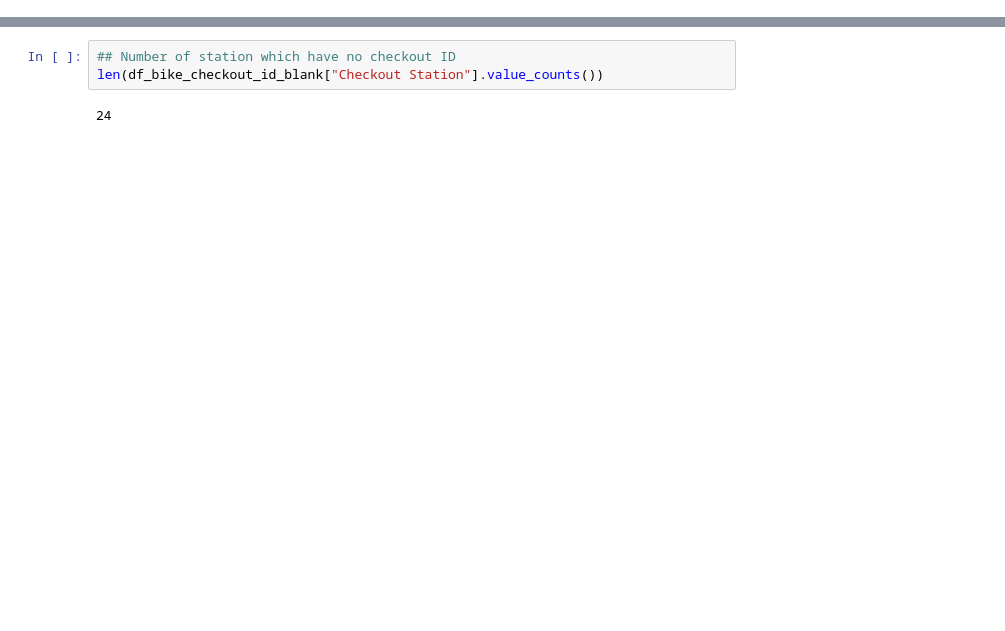
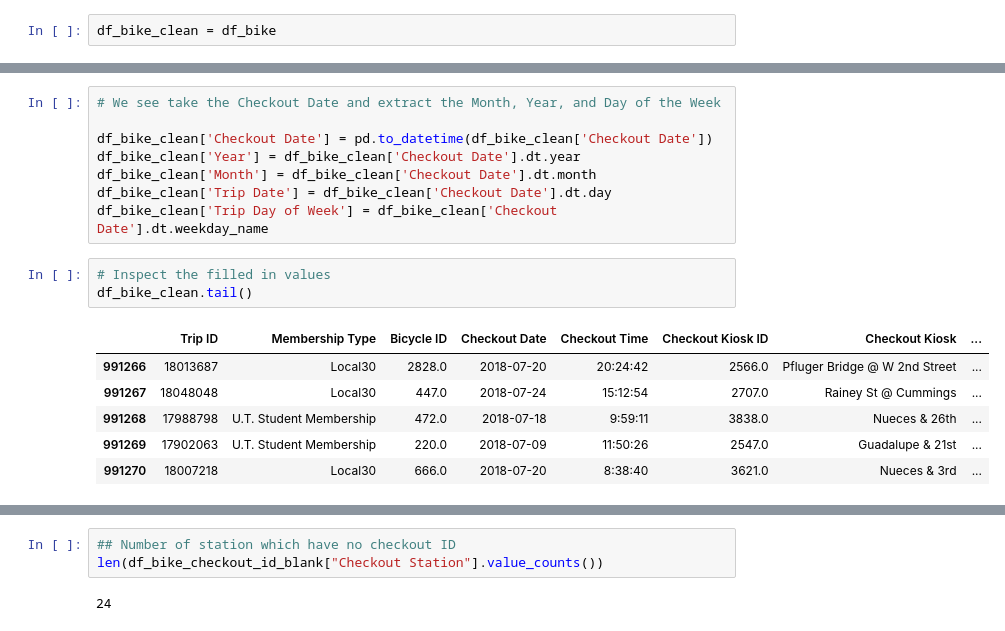
Before and after one commit to ananyay/Pedal_through_Austin, a Jupyter notebook: Data_Cleaning_Exploration_tinku.ipynb, the cells around one changed output, grey strips where cells are left out. Saved outputs shown, nothing was run; the diff lists cells and outputs as text; blank space fills up the shorter version.

```diff
--- a/Data_Cleaning_Exploration_tinku.ipynb
+++ b/Data_Cleaning_Exploration_tinku.ipynb
@@ -126,0 +120,2 @@ number_df_bike_checkout_id_blank
+# %%
+df_bike_clean = df_bike
@@ -126,0 +139,18 @@ number_df_bike_checkout_id_blank
+# %%
+# We see take the Checkout Date and extract the Month, Year, and Day of the Week
+
+df_bike_clean['Checkout Date'] = pd.to_datetime(df_bike_clean['Checkout Date'])
+df_bike_clean['Year'] = df_bike_clean['Checkout Date'].dt.year
+df_bike_clean['Month'] = df_bike_clean['Checkout Date'].dt.month
+df_bike_clean['Trip Date'] = df_bike_clean['Checkout Date'].dt.day
+df_bike_clean['Trip Day of Week'] = df_bike_clean['Checkout Date'].dt.weekday_name
+# %%
+# Inspect the filled in values
+df_bike_clean.tail()
+# %% [output]
+|  | Trip ID | Membership Type | Bicycle ID | Checkout Date | Checkout Time | Checkout Kiosk ID | Checkout Kiosk | ... |
+| 991266 | 18013687 | Local30 | 2828.0 | 2018-07-20 | 20:24:42 | 2566.0 | Pfluger Bridge @ W 2nd Street | ... |
+| 991267 | 18048048 | Local30 | 447.0 | 2018-07-24 | 15:12:54 | 2707.0 | Rainey St @ Cummings | ... |
+| 991268 | 17988798 | U.T. Student Membership | 472.0 | 2018-07-18 | 9:59:11 | 3838.0 | Nueces & 26th | ... |
+| 991269 | 17902063 | U.T. Student Membership | 220.0 | 2018-07-09 | 11:50:26 | 2547.0 | Guadalupe & 21st | ... |
+| 991270 | 18007218 | Local30 | 666.0 | 2018-07-20 | 8:38:40 | 3621.0 | Nueces & 3rd | ... |
```
Also changed, not shown: parts of 57 cells of this notebook.
